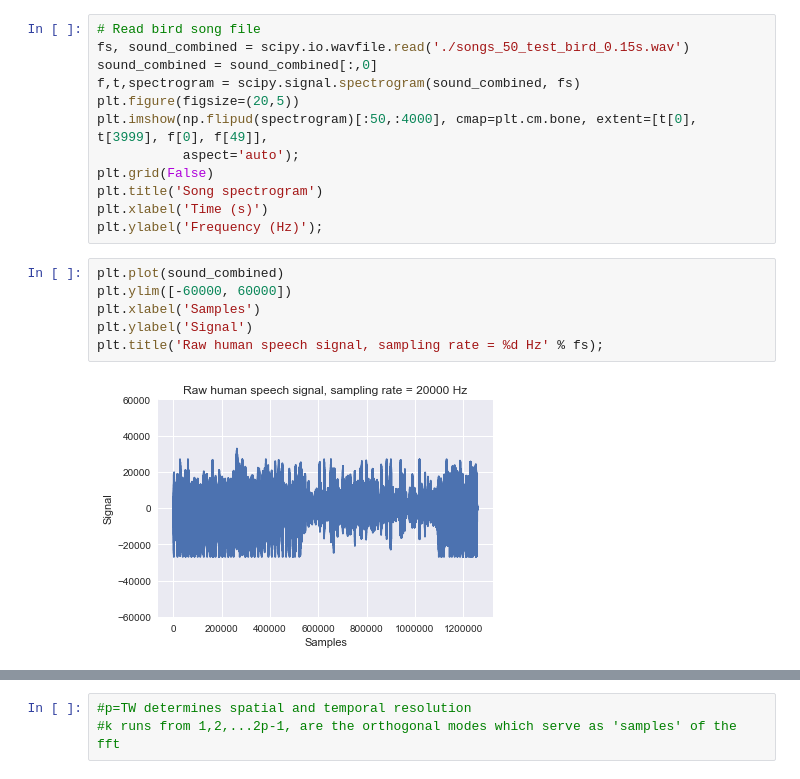
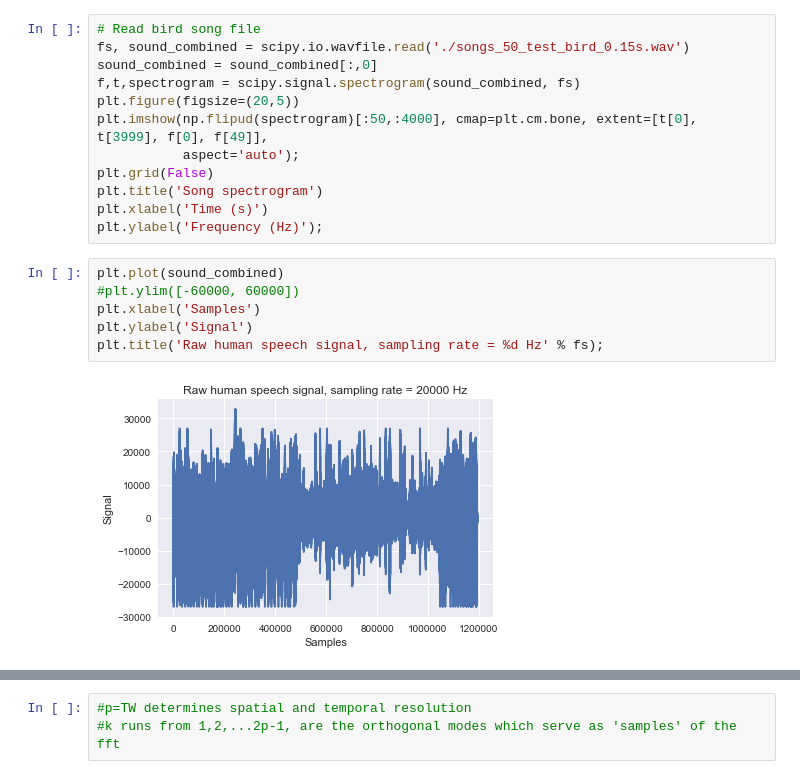
Before and after one commit to nhat-le/Sparse-Coding-Spectrogram, a Jupyter notebook: sparse_code_spectrogram.ipynb, the cells around one changed output, grey strips where cells are left out. Cells and saved outputs as stored; diff of their text form.

```diff
--- a/sparse_code_spectrogram.ipynb
+++ b/sparse_code_spectrogram.ipynb
@@ -309,9 +287,9 @@ plt.xlabel('Time (s)')
 plt.ylabel('Frequency (Hz)');
 # %%
 plt.plot(sound_combined)
-plt.ylim([-60000, 60000])
+#plt.ylim([-60000, 60000])
 plt.xlabel('Samples')
 plt.ylabel('Signal')
 plt.title('Raw human speech signal, sampling rate = %d Hz' % fs);
 # %% [output]
-[figure, old version]
+[figure, new version]
```
Also changed, not shown: parts of 15 cells of this notebook.
